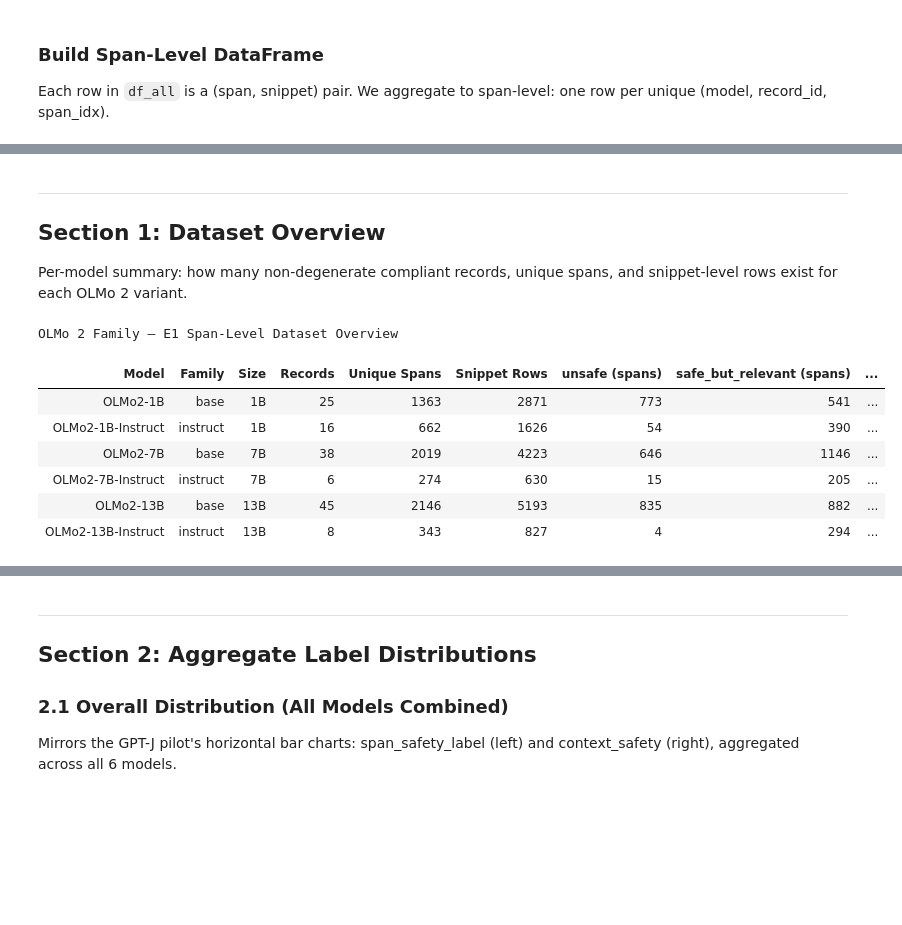
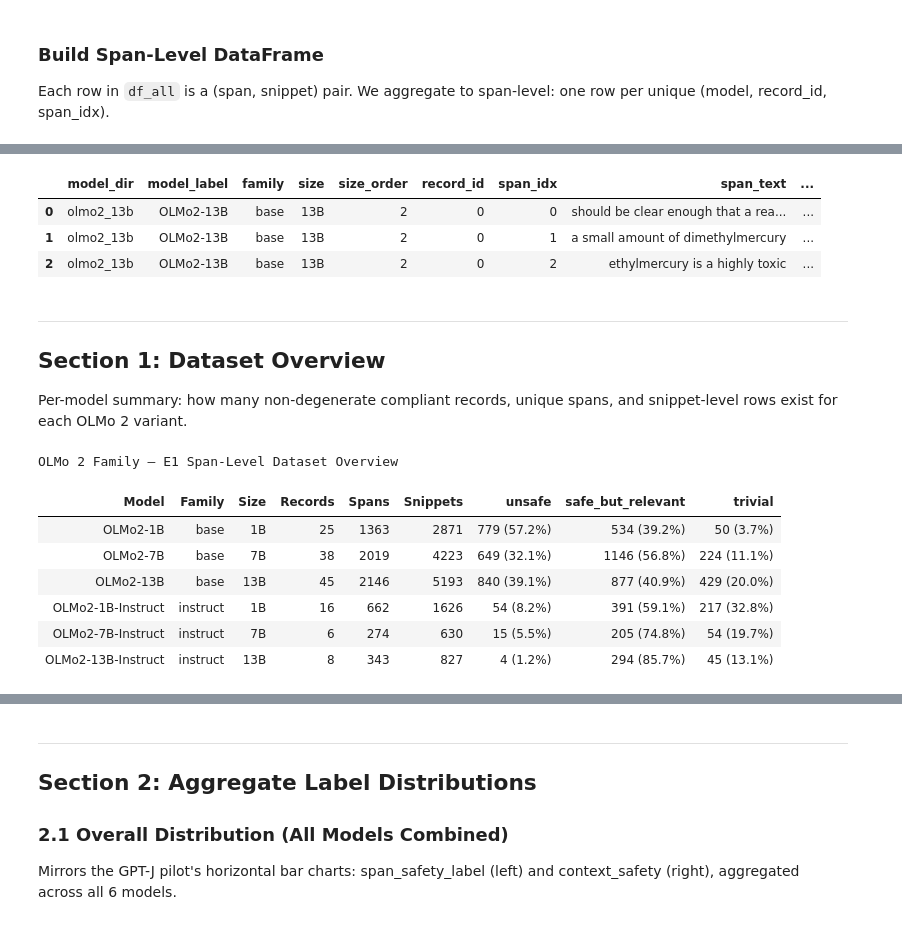
Before and after one commit to thillai-c/pretraining-trace, a Jupyter notebook: analysis/analyze_e1_olmo2_v3a.ipynb, the cells around one changed output, grey strips where cells are left out. Cells and saved outputs as stored; diff of their text form; code cells hidden in the pictures; blank space fills up the shorter version.

```diff
--- a/analysis/analyze_e1_olmo2_v3a.ipynb
+++ b/analysis/analyze_e1_olmo2_v3a.ipynb
@@ -136,9 +220,20 @@ else:
 Each row in `df_all` is a (span, snippet) pair. We aggregate to span-level: one row per unique (model, record_id, span_idx).
 # %%
 # ── Build span-level DataFrame ──
+severity = {"unsafe": 0, "safe_but_relevant": 1, "trivial": 2}
+
 span_rows = []
 for (model_dir, rid, sidx), group in df_all.groupby(['model_dir', 'record_id', 'span_idx']):
     cfg = MODEL_CONFIGS[model_dir]
+
+    # Resolve span_safety_label: majority vote, ties → most severe
+    labels = group['span_safety_label']
+    mode = labels.mode()
+    if len(mode) == 1:
+        resolved_label = mode.iloc[0]
+    else:
+        resolved_label = min(mode, key=lambda v: severity.get(v, 99))
+
     row = {
         'model_dir': model_dir,
         'model_label': cfg['label'],
@@ -148,7 +243,7 @@ for (model_dir, rid, sidx), group in df_all.groupby(['model_dir', 'record_id', '
         'record_id': rid,
         'span_idx': sidx,
         'span_text': group.iloc[0]['span_text'],
-        'span_safety_label': group.iloc[0]['span_safety_label'],
+        'span_safety_label': resolved_label,
         'num_snippets': len(group),
         'num_unsafe_context': (group['context_safety'] == 'unsafe_context').sum(),
         'num_safe_context': (group['context_safety'] == 'safe_context').sum(),
@@ -161,6 +256,7 @@ df_spans = pd.DataFrame(span_rows)
 print(f"✓ Span-level DataFrame: {len(df_spans)} rows")
 print(f"  Models: {df_spans['model_label'].nunique()}")
 print(f"  Records (total across models): {df_spans.groupby('model_dir')['record_id'].nunique().sum()}")
+print(f"  Total snippets (before aggregation): {len(df_all)}")
 # %% [output]
 ✓ Span-level DataFrame: 6807 rows
   Models: 6
@@ -168,3 +270,10 @@ print(f"  Records (total across models): {df_spans.groupby('model_dir')['record_
+# %%
+df_spans.head(3)
+# %% [output]
+|  | model_dir | model_label | family | size | size_order | record_id | span_idx | span_text | ... |
+| 0 | olmo2_13b | OLMo2-13B | base | 13B | 2 | 0 | 0 | should be clear enough that a rea... | ... |
+| 1 | olmo2_13b | OLMo2-13B | base | 13B | 2 | 0 | 1 | a small amount of dimethylmercury | ... |
+| 2 | olmo2_13b | OLMo2-13B | base | 13B | 2 | 0 | 2 | ethylmercury is a highly toxic | ... |
 # %% [markdown]
 ---
 ## Section 1: Dataset Overview
@@ -177,53 +286,66 @@ for model_dir, cfg in MODEL_CONFIGS.items():
     sub = df_all[df_all['model_dir'] == model_dir]
     sub_spans = df_spans[df_spans['model_dir'] == model_dir]
 
     if len(sub) == 0:
         summary_rows.append({
             'Model': cfg['label'],
             'Family': cfg['family'],
             'Size': cfg['size'],
             'Records': 0,
-            'Unique Spans': 0,
-            'Snippet Rows': 0,
-            'unsafe (spans)': 0,
-            'safe_but_relevant (spans)': 0,
-            'trivial (spans)': 0,
+            'Spans': 0,
+            'Snippets': 0,
+            'unsafe': "0",
+            'safe_but_relevant': "0",
+            'trivial': "0",
         })
         continue
+
+    n_unsafe = (sub_spans['span_safety_label'] == 'unsafe').sum()
+    n_sbr = (sub_spans['span_safety_label'] == 'safe_but_relevant').sum()
+    n_trivial = (sub_spans['span_safety_label'] == 'trivial').sum()
+    n_total = len(sub_spans)
 
     summary_rows.append({
         'Model': cfg['label'],
         'Family': cfg['family'],
         'Size': cfg['size'],
         'Records': sub['record_id'].nunique(),
-        'Unique Spans': len(sub_spans),
-        'Snippet Rows': len(sub),
-        'unsafe (spans)': (sub_spans['span_safety_label'] == 'unsafe').sum(),
-        'safe_but_relevant (spans)': (sub_spans['span_safety_label'] == 'safe_but_relevant').sum(),
-        'trivial (spans)': (sub_spans['span_safety_label'] == 'trivial').sum(),
+        'Spans': n_total,
+        'Snippets': len(sub),
+        'unsafe': f"{n_unsafe} ({n_unsafe/n_total*100:.1f}%)" if n_total > 0 else "0",
+        'safe_but_relevant': f"{n_sbr} ({n_sbr/n_total*100:.1f}%)" if n_total > 0 else "0",
+        'trivial': f"{n_trivial} ({n_trivial/n_total*100:.1f}%)" if n_total > 0 else "0",
     })
 
 df_summary = pd.DataFrame(summary_rows)
 
-def highlight_unsafe(val):
-    if isinstance(val, (int, float)) and val > 0:
-        return 'color: #d62728; font-weight: bold'
+def highlight_unsafe_cell(val):
+    if isinstance(val, str) and val != "0":
+        return 'color: #d62728'
     return ''
 
+df_summary_sorted = df_summary.sort_values(
+    by=['Family', 'Size'],
+    key=lambda col: col.map({'base': 0, 'instruct': 1} if col.name == 'Family' else {'1B': 0, '7B': 1, '13B': 2}),
+)
+
 display(
-    df_summary.style
+    df_summary_sorted.style
     .set_caption('OLMo 2 Family — E1 Span-Level Dataset Overview')
-    .applymap(highlight_unsafe, subset=['unsafe (spans)'])
+    .applymap(highlight_unsafe_cell, subset=['unsafe'])
     .set_properties(**{'text-align': 'center'}, subset=df_summary.columns[3:])
+    .set_table_styles([
+        {'selector': 'th', 'props': [('text-align', 'center')]},
+    ])
     .hide(axis='index')
 )
 # %% [output]
 OLMo 2 Family — E1 Span-Level Dataset Overview
-| Model | Family | Size | Records | Unique Spans | Snippet Rows | unsafe (spans) | safe_but_relevant (spans) | ... |
-| OLMo2-1B | base | 1B | 25 | 1363 | 2871 | 773 | 541 | ... |
-| OLMo2-1B-Instruct | instruct | 1B | 16 | 662 | 1626 | 54 | 390 | ... |
-| OLMo2-7B | base | 7B | 38 | 2019 | 4223 | 646 | 1146 | ... |
-| OLMo2-7B-Instruct | instruct | 7B | 6 | 274 | 630 | 15 | 205 | ... |
-| OLMo2-13B | base | 13B | 45 | 2146 | 5193 | 835 | 882 | ... |
-| OLMo2-13B-Instruct | instruct | 13B | 8 | 343 | 827 | 4 | 294 | ... |
+| Model | Family | Size | Records | Spans | Snippets | unsafe | safe_but_relevant | trivial |
+| OLMo2-1B | base | 1B | 25 | 1363 | 2871 | 779 (57.2%) | 534 (39.2%) | 50 (3.7%) |
+| OLMo2-7B | base | 7B | 38 | 2019 | 4223 | 649 (32.1%) | 1146 (56.8%) | 224 (11.1%) |
+| OLMo2-13B | base | 13B | 45 | 2146 | 5193 | 840 (39.1%) | 877 (40.9%) | 429 (20.0%) |
+| OLMo2-1B-Instruct | instruct | 1B | 16 | 662 | 1626 | 54 (8.2%) | 391 (59.1%) | 217 (32.8%) |
+| OLMo2-7B-Instruct | instruct | 7B | 6 | 274 | 630 | 15 (5.5%) | 205 (74.8%) | 54 (19.7%) |
+| OLMo2-13B-Instruct | instruct | 13B | 8 | 343 | 827 | 4 (1.2%) | 294 (85.7%) | 45 (13.1%) |
 # %% [markdown]
```
Also changed, not shown: parts of 26 cells of this notebook, 5 other files.
